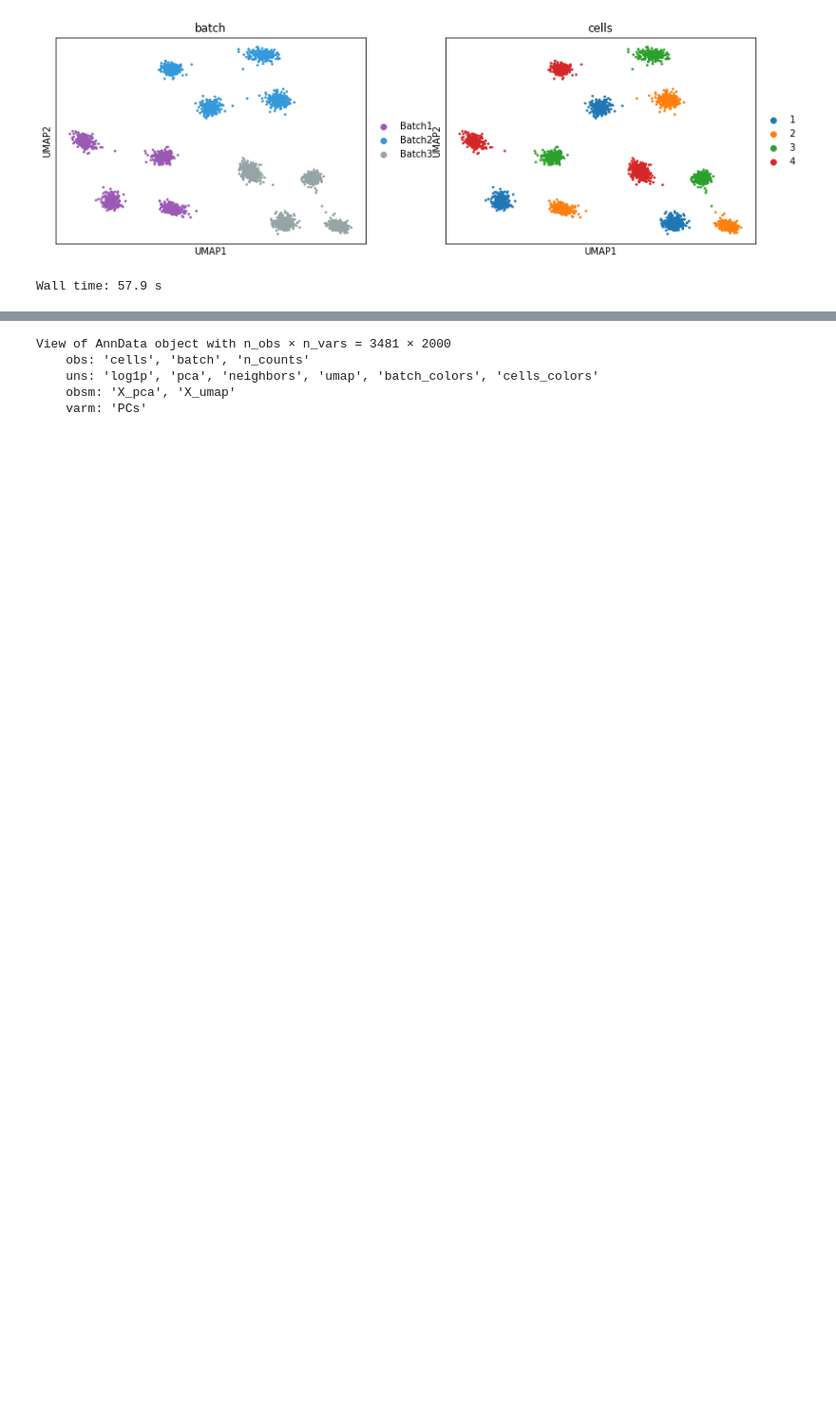
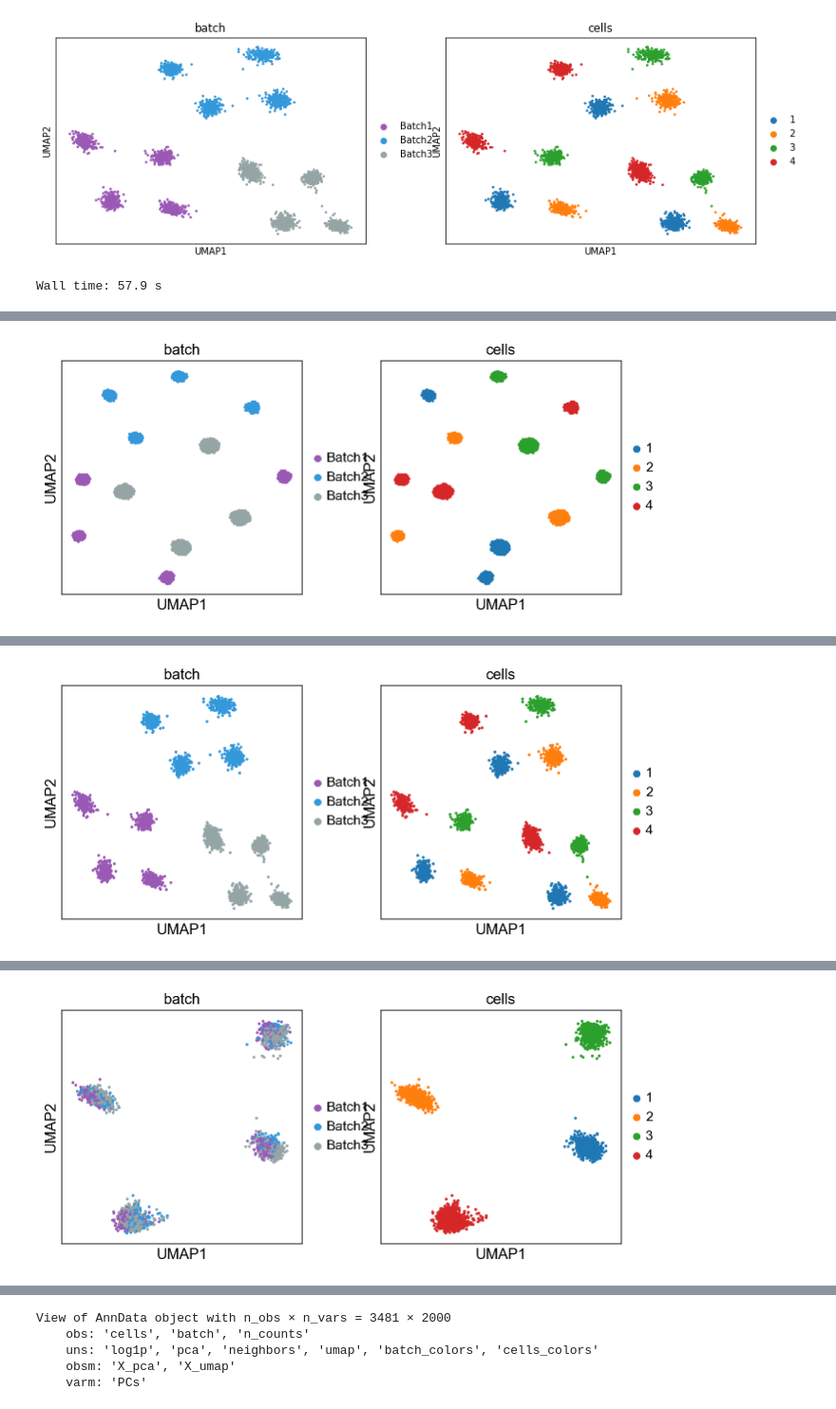
Before and after one commit to lkmklsmn/bbtnn, a Jupyter notebook: examples/Simulation version 3.ipynb, the cells around one changed output, grey strips where cells are left out. Shown at 95% size. Drawn from its saved outputs; the diff is of its cells as text; code cells hidden in the pictures; blank space fills up the shorter version.

```diff
--- a/examples/Simulation version 3.ipynb
+++ b/examples/Simulation version 3.ipynb
@@ -59,7 +65,7 @@ adata = adata[np.random.choice(adata.obs_names, adata.shape[0], replace = False)
 %%time
 adata_ivis = adata.copy()
 X = adata_ivis.obsm["X_pca"]
-model = Ivis(k = 50, model = 'szubert', verbose=0, n_epochs_without_progress = 10)
+model = Ivis(k = 50, model = 'szubert', verbose=0, n_epochs_without_progress = 5)
 model.fit(X)
 adata_ivis.obsm["X_umap"] = model.transform(X)
 sc.pl.umap(adata_ivis, color = ["batch", "cells"])
@@ -91,0 +106,5 @@ sc.pl.umap(adata, color = ["batch", "cells"])
+# %%
+sc.pl.umap(adata_umap, color = ["batch", "cells"], save = "_sim1_standard.pdf")
+sc.pl.umap(adata_ivis, color = ["batch", "cells"], save = "_sim1_ivis.pdf")
+sc.pl.umap(adata_tnn, color = ["batch", "cells"], save = "_sim1_tnn.pdf")
+# %% [output]
@@ -91,0 +112 @@ sc.pl.umap(adata, color = ["batch", "cells"])
+[figure, added]
@@ -91,0 +114 @@ sc.pl.umap(adata, color = ["batch", "cells"])
+[figure, added]
@@ -91,0 +116 @@ sc.pl.umap(adata, color = ["batch", "cells"])
+[figure, added]
```
Also changed, not shown: parts of 16 cells of this notebook, 7 other files.
